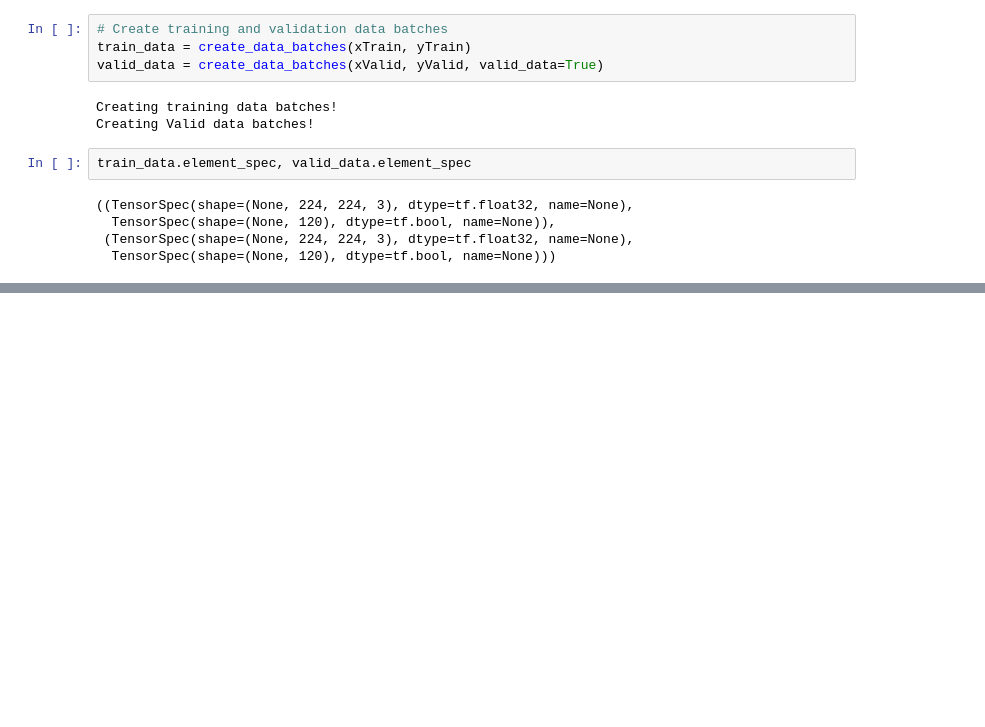
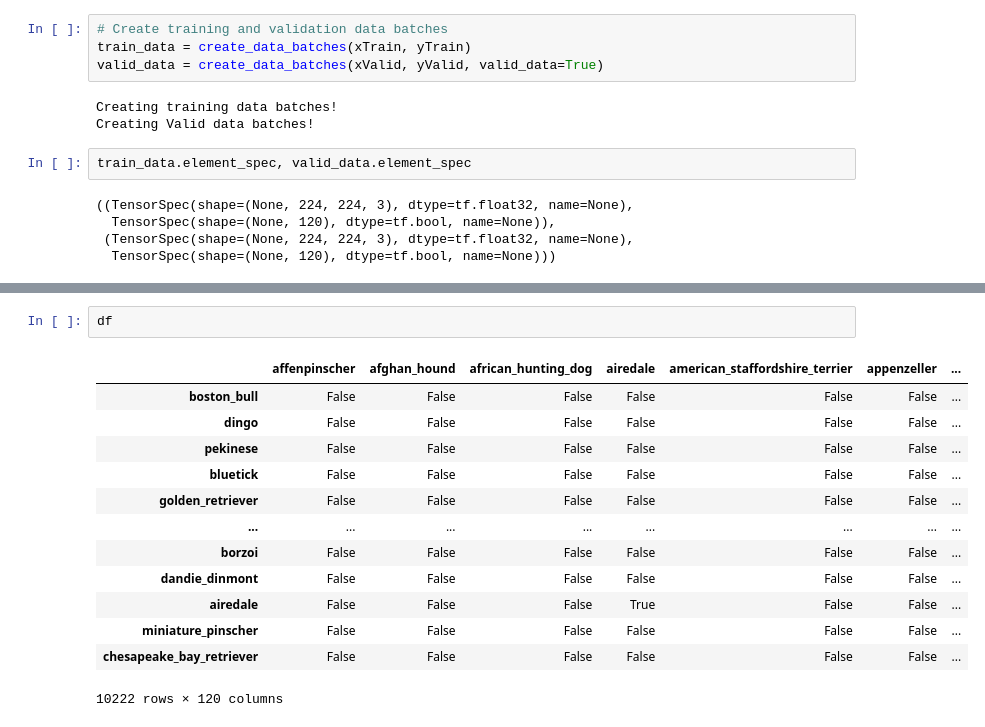
Before and after one commit to Shubhi3199/Dog-Breed-Identification, a Jupyter notebook: dog_vision.ipynb, the cells around one changed output, grey strips where cells are left out. Cells and saved outputs as stored; diff of their text form; blank space fills up the shorter version.

```diff
--- a/dog_vision.ipynb
+++ b/dog_vision.ipynb
@@ -432,0 +494,16 @@ train_data.element_spec, valid_data.element_spec
+# %%
+df
+# %% [output]
+|  | affenpinscher | afghan_hound | african_hunting_dog | airedale | american_staffordshire_terrier | appenzeller | ... |
+| boston_bull | False | False | False | False | False | False | ... |
+| dingo | False | False | False | False | False | False | ... |
+| pekinese | False | False | False | False | False | False | ... |
+| bluetick | False | False | False | False | False | False | ... |
+| golden_retriever | False | False | False | False | False | False | ... |
+| ... | ... | ... | ... | ... | ... | ... | ... |
+| borzoi | False | False | False | False | False | False | ... |
+| dandie_dinmont | False | False | False | False | False | False | ... |
+| airedale | False | False | False | True | False | False | ... |
+| miniature_pinscher | False | False | False | False | False | False | ... |
+| chesapeake_bay_retriever | False | False | False | False | False | False | ... |
+10222 rows × 120 columns
```
Also changed, not shown: parts of 15 cells of this notebook.
